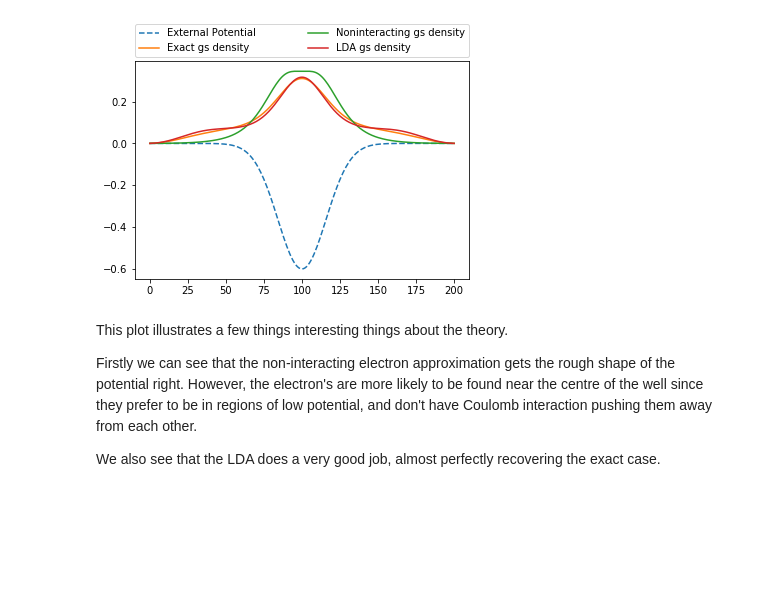
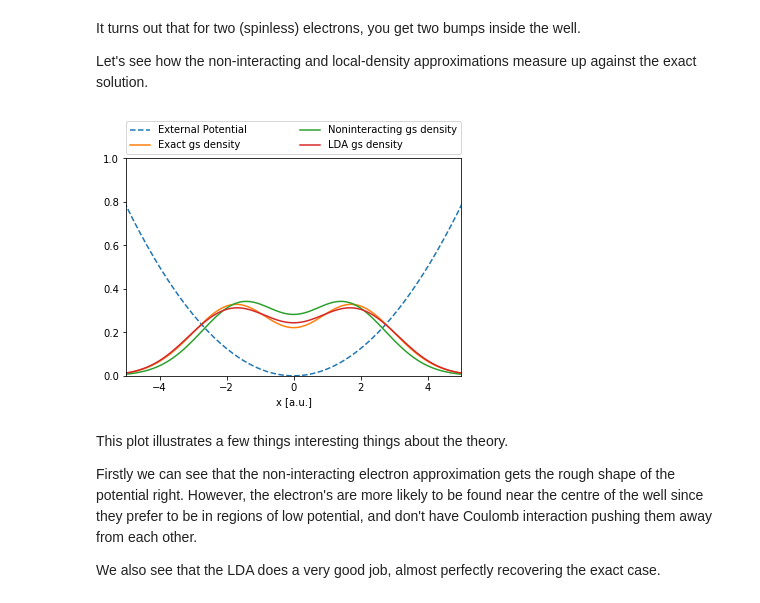
Before and after one commit to godby-group/idea-public, a Jupyter notebook: jupyter/01_well/well.ipynb, the cells around one changed output. Cells and saved outputs as stored; diff of their text form; code cells hidden in the pictures; blank space fills up the shorter version.

Commit message:
updated well example

```diff
--- a/jupyter/01_well/well.ipynb
+++ b/jupyter/01_well/well.ipynb
@@ -55,0 +29,14 @@ plt.show()
+# %%
+from iDEA.input import Input
+pm = Input()   # create input parameters with default settings
+pm.sys.NE = 2  # we want 2 electrons
+pm.sys.v_ext = harmonic_well  # pass on our external potential
+
+print(pm.sys)  # show all system parameters
+
+pm.run.name = "harmonic_well"
+pm.run.EXT  = True     # run the exact system
+pm.run.LDA  = True     # run DFT in the local density approximation
+pm.run.NON  = True     # run the non-interacting approximation
+
+print(pm.sys)  # show all run parameters
@@ -77,17 +100,21 @@ all jobs done
+# %% [markdown]
+It turns out that for two (spinless) electrons, you get two bumps inside the well.
+
+Let's see how the non-interacting and local-density approximations measure up against the exact solution.
 # %%
-#We then plot the different densities to compare the different approaches
-import matplotlib.pyplot as plt
+plt.plot(x,results.ext.gs_ext_vxt,'--', label = "External Potential")
+plt.plot(x,results.ext.gs_ext_den, label = "Exact gs density")
+plt.plot(x,results.non.gs_non_den, label = "Noninteracting gs density")
+plt.plot(x,results.lda.gs_lda2_den, label = "LDA gs density")
 
-plt.plot(results.ext.gs_ext_vxt,'--', label = "External Potential")
-plt.plot(results.ext.gs_ext_den, label = "Exact gs density")
-plt.plot(results.non.gs_non_den, label = "Noninteracting gs density")
-plt.plot(results.lda.gs_lda2_den, label = "LDA gs density")
-
+plt.xlabel("x [a.u.]")
+plt.xlim([-5,5])
+plt.ylim([0,1])
 plt.legend(bbox_to_anchor=(0., 1.02, 1., .102), loc=3,
            ncol=2, mode="expand", borderaxespad=0.)
 plt.show()
 # %% [output]
-[figure, old version]
+[figure, new version]
 # %% [markdown]
 This plot illustrates a few things interesting things about the theory.
 
```
Also changed, not shown: parts of 13 cells of this notebook, 2 other files.
